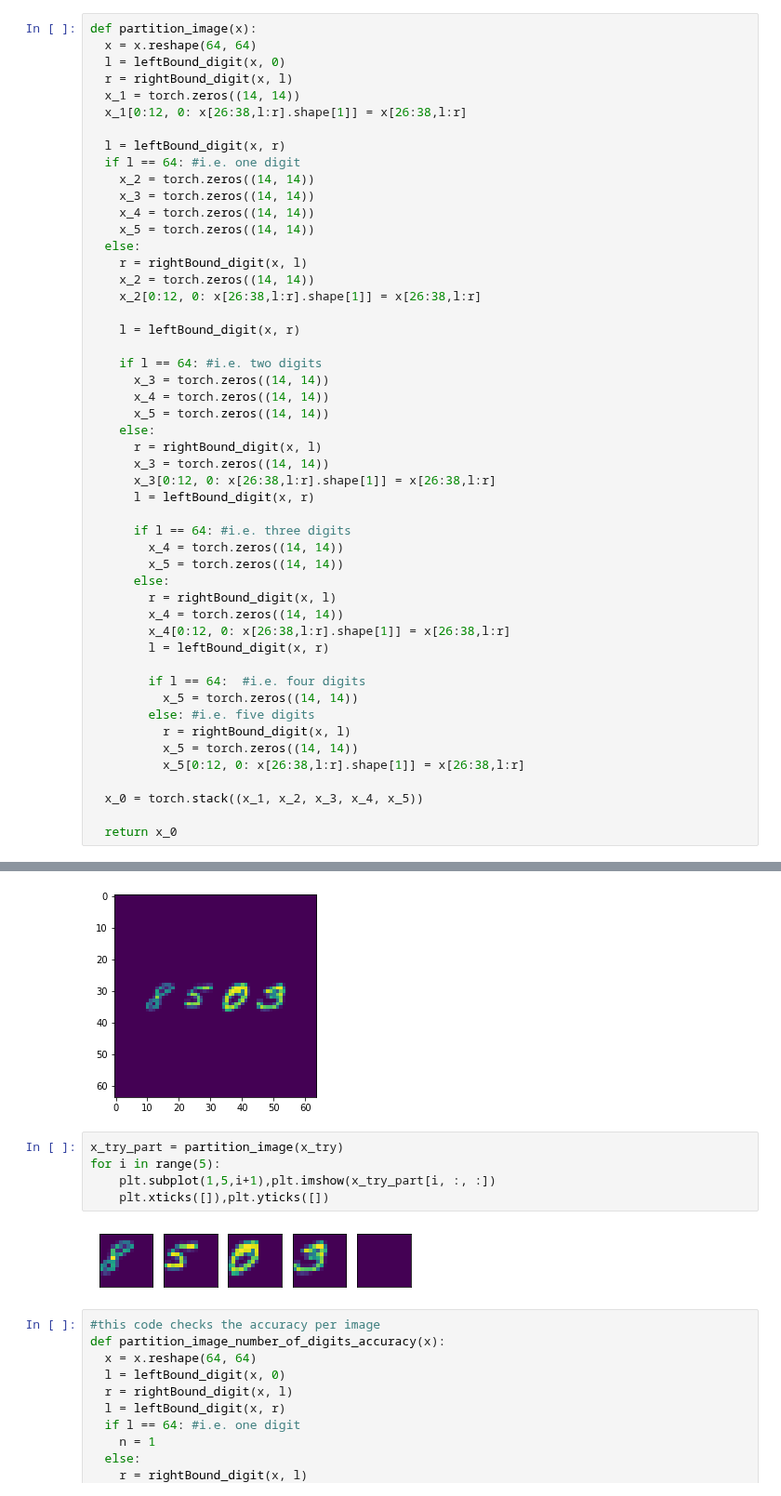
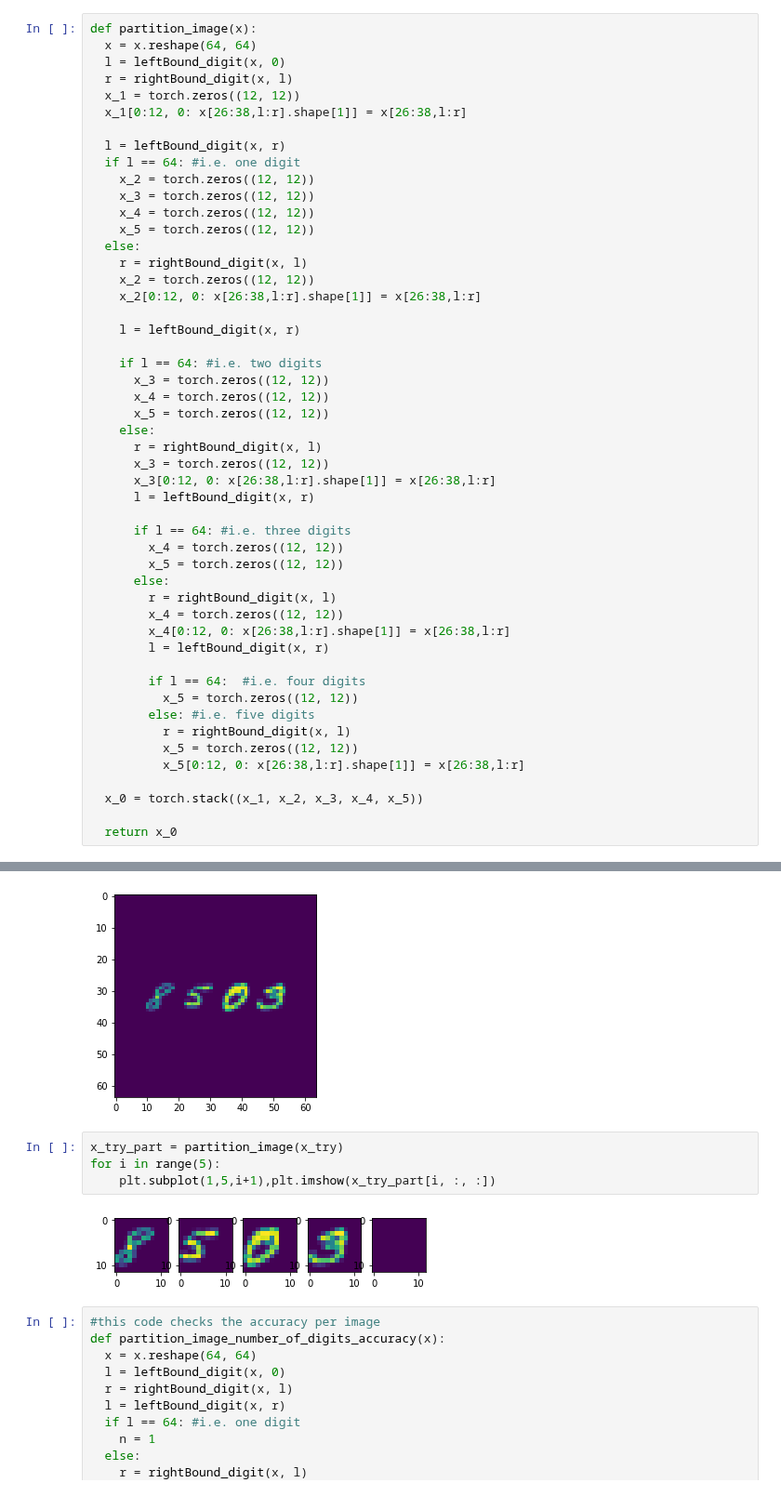
Before and after one commit to du-hr/MNIST-CNN, a Jupyter notebook: MiniProject_3.ipynb, the cells around one changed output, grey strips where cells are left out. Shown at 93% size. Cells and saved outputs as stored; diff of their text form.

Commit message:
resize images to 12*12

```diff
--- a/MiniProject_3.ipynb
+++ b/MiniProject_3.ipynb
@@ -324,46 +324,46 @@ def partition_image(x):
   x = x.reshape(64, 64)
   l = leftBound_digit(x, 0)
   r = rightBound_digit(x, l)
-  x_1 = torch.zeros((14, 14))
+  x_1 = torch.zeros((12, 12))
   x_1[0:12, 0: x[26:38,l:r].shape[1]] = x[26:38,l:r]
 
   l = leftBound_digit(x, r)
   if l == 64: #i.e. one digit
-    x_2 = torch.zeros((14, 14))
-    x_3 = torch.zeros((14, 14))
-    x_4 = torch.zeros((14, 14))
-    x_5 = torch.zeros((14, 14))
+    x_2 = torch.zeros((12, 12))
+    x_3 = torch.zeros((12, 12))
+    x_4 = torch.zeros((12, 12))
+    x_5 = torch.zeros((12, 12))
   else:
     r = rightBound_digit(x, l)
-    x_2 = torch.zeros((14, 14))
+    x_2 = torch.zeros((12, 12))
     x_2[0:12, 0: x[26:38,l:r].shape[1]] = x[26:38,l:r]
 
     l = leftBound_digit(x, r)
 
     if l == 64: #i.e. two digits
-      x_3 = torch.zeros((14, 14))
-      x_4 = torch.zeros((14, 14))
-      x_5 = torch.zeros((14, 14))
+      x_3 = torch.zeros((12, 12))
+      x_4 = torch.zeros((12, 12))
+      x_5 = torch.zeros((12, 12))
     else:
       r = rightBound_digit(x, l)
-      x_3 = torch.zeros((14, 14))
+      x_3 = torch.zeros((12, 12))
       x_3[0:12, 0: x[26:38,l:r].shape[1]] = x[26:38,l:r]
       l = leftBound_digit(x, r)
 
       if l == 64: #i.e. three digits
-        x_4 = torch.zeros((14, 14))
-        x_5 = torch.zeros((14, 14))
+        x_4 = torch.zeros((12, 12))
+        x_5 = torch.zeros((12, 12))
       else:
         r = rightBound_digit(x, l)
-        x_4 = torch.zeros((14, 14))
+        x_4 = torch.zeros((12, 12))
         x_4[0:12, 0: x[26:38,l:r].shape[1]] = x[26:38,l:r]
         l = leftBound_digit(x, r)
 
         if l == 64:  #i.e. four digits
-          x_5 = torch.zeros((14, 14))
+          x_5 = torch.zeros((12, 12))
         else: #i.e. five digits
           r = rightBound_digit(x, l)
-          x_5 = torch.zeros((14, 14))
+          x_5 = torch.zeros((12, 12))
           x_5[0:12, 0: x[26:38,l:r].shape[1]] = x[26:38,l:r]
 
   x_0 = torch.stack((x_1, x_2, x_3, x_4, x_5))
@@ -378,10 +378,9 @@ plt.imshow(x_try)
 # %%
 x_try_part = partition_image(x_try)
 for i in range(5):
     plt.subplot(1,5,i+1),plt.imshow(x_try_part[i, :, :])
-    plt.xticks([]),plt.yticks([])
 # %% [output]
-[figure, old version]
+[figure, new version]
 # %%
 #this code checks the accuracy per image
 def partition_image_number_of_digits_accuracy(x):
```
Also changed, not shown: parts of 6 cells of this notebook.
